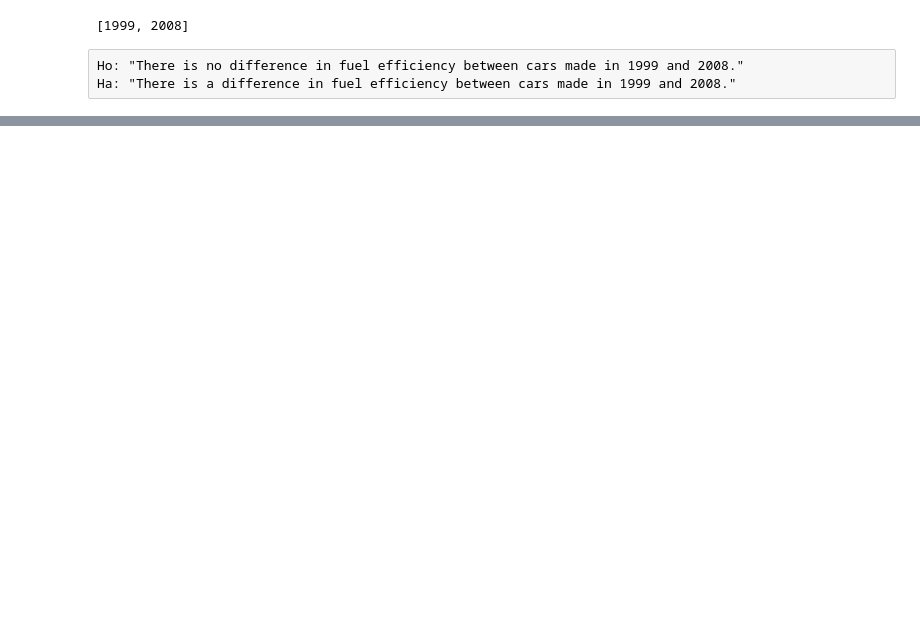
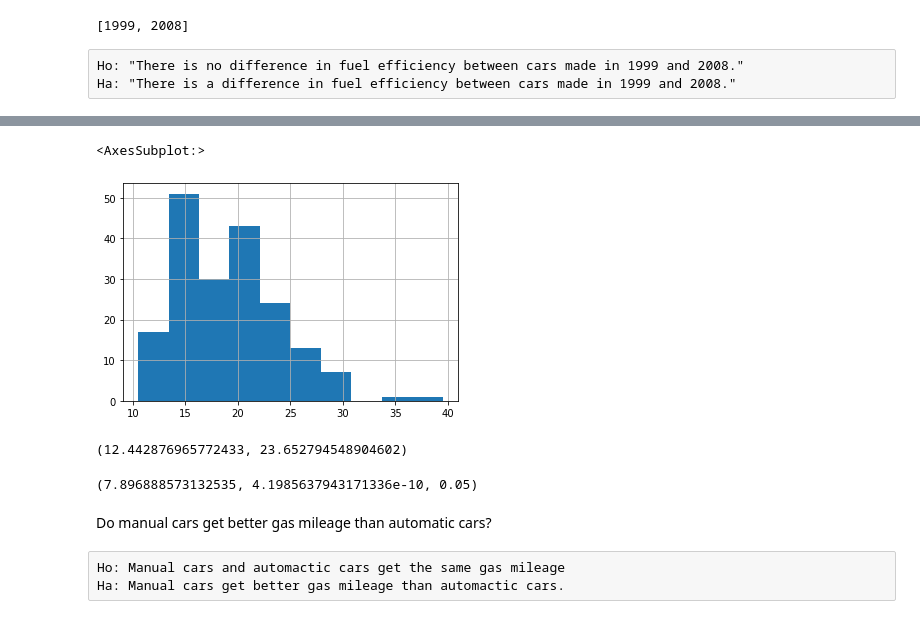
Before and after one commit to annah-vu/statistics-exercises, a Jupyter notebook: hypothesis_testing.ipynb, the cells around one changed output, grey strips where cells are left out. Drawn from its saved outputs; the diff is of its cells as text; code cells hidden in the pictures; blank space fills up the shorter version.

```diff
--- a/hypothesis_testing.ipynb
+++ b/hypothesis_testing.ipynb
@@ -123,0 +202,9 @@ cars_1999 = mpg_df[mpg_df.year==1999]
+# %%
+def car_type(x):
+    if x =="compact":
+        return "compact"
+    else:
+        return "not_compact"
+mpg_df["is_compact"] = mpg_df.car_type.apply(car_type)
+
+average_fuel = mpg_df[mpg_df.is_compact =="not_compact"].fuel_efficiency
@@ -123,0 +218,9 @@ cars_1999 = mpg_df[mpg_df.year==1999]
+# %%
+average_fuel.hist()
+# %% [output]
+<AxesSubplot:>
+[figure, added]
+# %%
+compact_fuel.var(), average_fuel.var()
+# %% [output]
+(12.442876965772433, 23.652794548904602)
@@ -123,0 +229,5 @@ cars_1999 = mpg_df[mpg_df.year==1999]
+# %%
+t,p = stats.ttest_1samp(compact_fuel,overall_mean)
+t,p,alpha
+# %% [output]
+(7.896888573132535, 4.1985637943171336e-10, 0.05)
@@ -123,0 +237,5 @@ cars_1999 = mpg_df[mpg_df.year==1999]
+# %% [markdown]
+Do manual cars get better gas mileage than automatic cars?
+# %% [raw]
+Ho: Manual cars and automactic cars get the same gas mileage
+Ha: Manual cars get better gas mileage than automactic cars.
```
Also changed, not shown: parts of 27 cells of this notebook.
